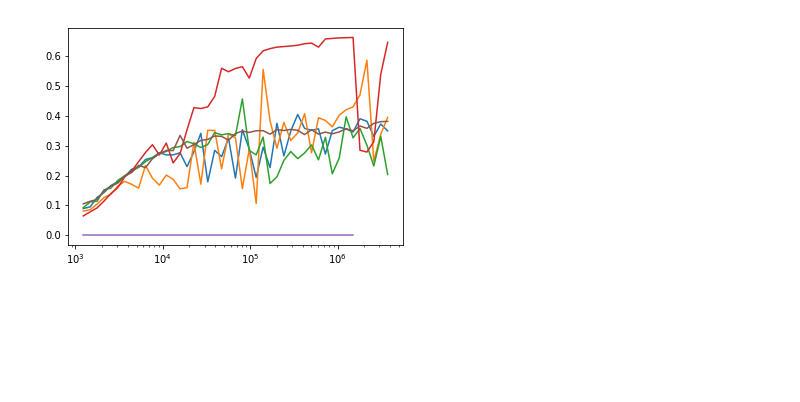
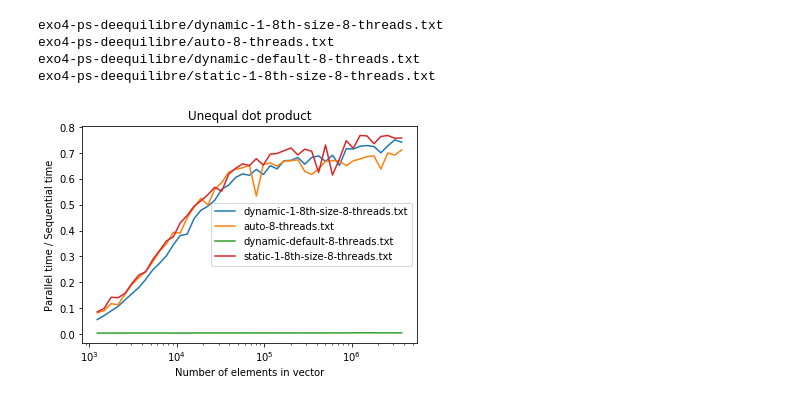
Before and after one commit to yirenWang/progparallel, a Jupyter notebook: 02-OpenMP/Graphs.ipynb, the cells around one changed output. Cells and saved outputs as stored; diff of their text form; code cells hidden in the pictures; blank space fills up the shorter version.

```diff
--- a/02-OpenMP/Graphs.ipynb
+++ b/02-OpenMP/Graphs.ipynb
@@ -23,9 +33,24 @@ plt.show()
 # %%
 import glob
-files = glob.glob("exo4-ps-deequilibre/results*")
+files = glob.glob("exo4-ps-deequilibre/*.txt")
+
+plt.title("Unequal dot product")
+plt.xlabel("Number of elements in vector")
+plt.ylabel("Parallel time / Sequential time")
 for f in files:
+    print(f)
+    if 'fast' in f:
+        lab += " 4 threads"
     a = parse_data(f)
-    plt.semilogx(a[0], a[1]) # 8 threads
+    plt.semilogx(a[0], a[1], label=f[20:]) # 8 threads
+
+plt.legend()
+plt.savefig("dot_product_unequal")
+
 plt.show()
 # %% [output]
+exo4-ps-deequilibre/dynamic-1-8th-size-8-threads.txt
+exo4-ps-deequilibre/auto-8-threads.txt
+exo4-ps-deequilibre/dynamic-default-8-threads.txt
+exo4-ps-deequilibre/static-1-8th-size-8-threads.txt
-[figure, old version]
+[figure, new version]
```
Also changed, not shown: parts of 2 cells of this notebook, 9 other files.
